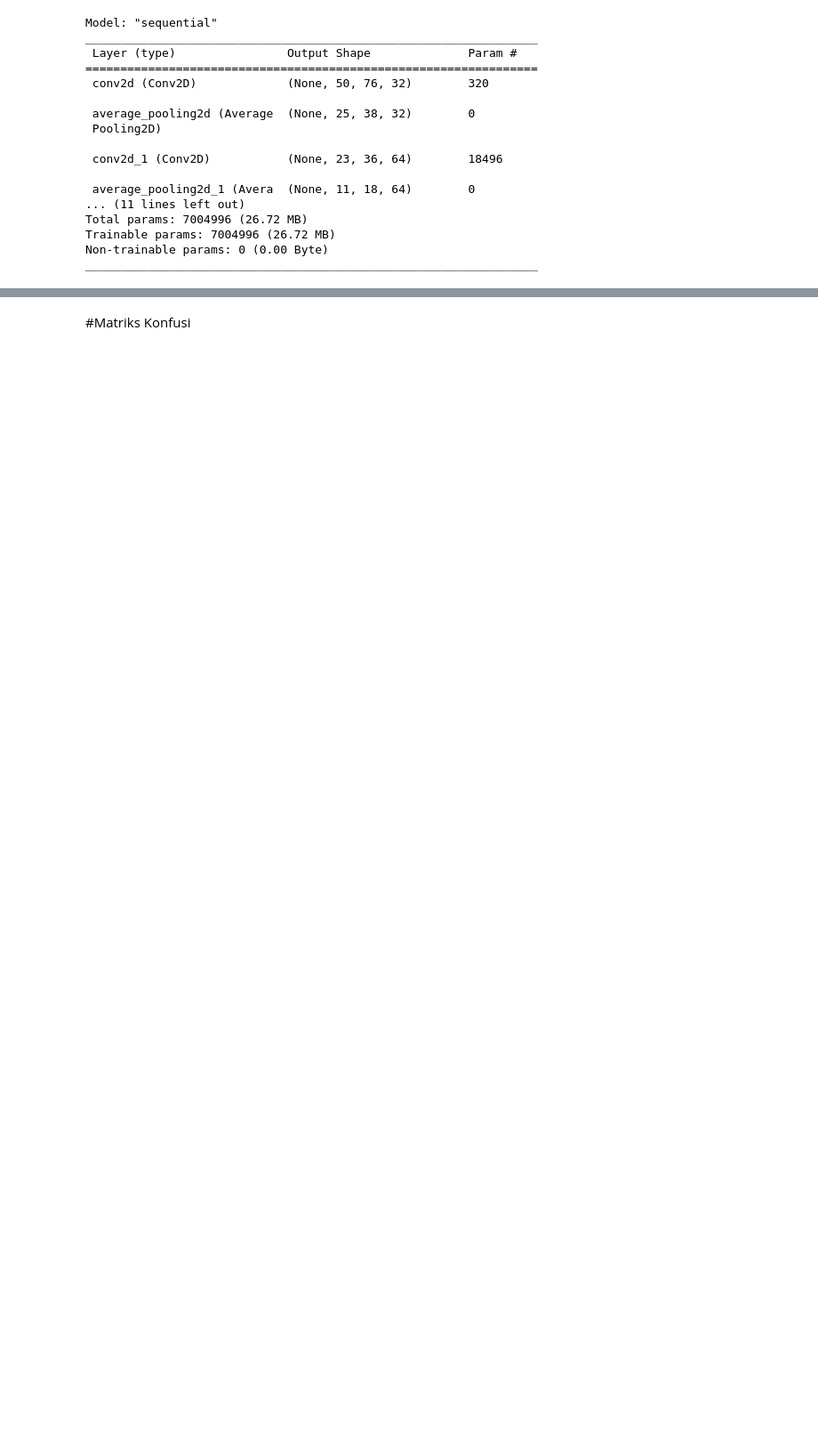
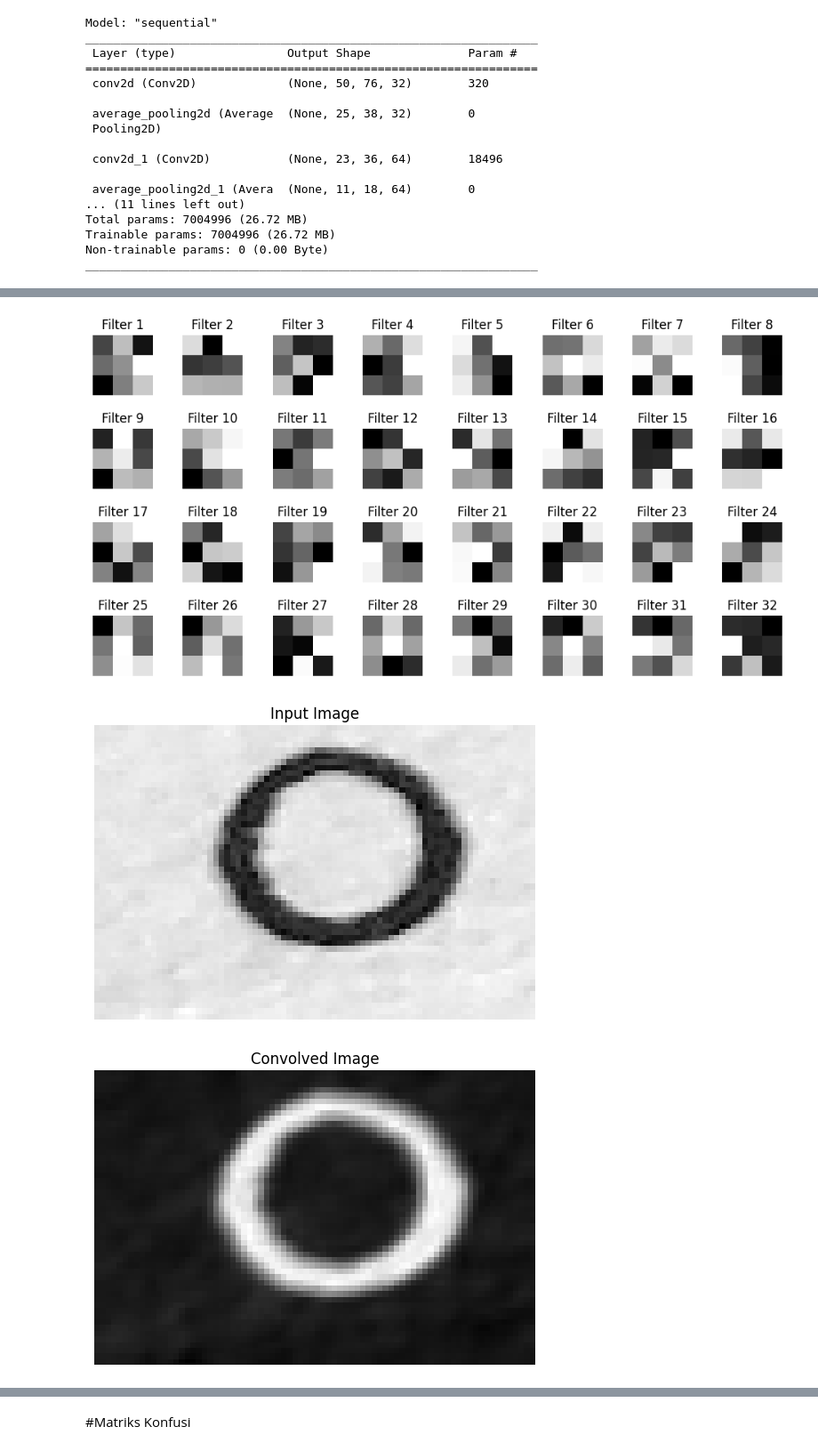
Before and after one commit to novtryrezki/Terbaru, a Jupyter notebook: 2CNN_bs_64_ep_20.ipynb, the cells around one changed output, grey strips where cells are left out. Shown: that part at 89% size. Cells and saved outputs as stored; diff of their text form; code cells hidden in the pictures; blank space fills up the shorter version.

```diff
--- a/2CNN_bs_64_ep_20.ipynb
+++ b/2CNN_bs_64_ep_20.ipynb
@@ -240,0 +285,14 @@ Bias Vector:
+# %%
+from google.colab import files
+
+uploaded = files.upload()
+# Baca gambar yang diunggah
+for fn in uploaded.keys():
+    # Baca gambar menggunakan OpenCV
+    img = cv2.imread(fn, cv2.IMREAD_GRAYSCALE)  # Ubah ke skala keabuan (grayscale) jika perlu
+    # Lakukan pra-pemrosesan, seperti resize gambar ke ukuran yang sesuai dengan model Anda
+    img_resized = cv2.resize(img, (78, 52))  # Sesuaikan ukuran dengan kebutuhan model Anda
+
+# Ubah gambar menjadi array numpy dan lakukan normalisasi jika diperlukan
+X_test_sample = np.array(img_resized).reshape(1, -1)
+X_test_sample = X_test_sample / 255.0  # Normalisasi
@@ -240,0 +302,37 @@ Bias Vector:
+# %%
+import matplotlib.pyplot as plt
+
+# Ambil bobot dari layer Conv2D pertama
+conv_weights = model2c.layers[0].get_weights()[0]
+
+# Tampilkan filter
+fig, axs = plt.subplots(4, 8, figsize=(12, 6))
+fig.subplots_adjust(hspace=0.5, wspace=0.5)
+for i in range(4):
+    for j in range(8):
+        axs[i, j].imshow(conv_weights[:, :, 0, i*8 + j], cmap='gray')
+        axs[i, j].axis('off')
+        axs[i, j].set_title(f'Filter {i*8 + j + 1}')
+plt.show()
+
+# Ambil matriks input gambar
+input_image = X_test_sample.reshape(52, 78)
+
+# Tampilkan matriks input gambar
+plt.imshow(input_image, cmap='gray')
+plt.title('Input Image')
+plt.axis('off')
+plt.show()
+
+# Hitung hasil operasi konvolusi untuk matriks input gambar
+convolved_image = cv2.filter2D(input_image, -1, conv_weights[:, :, 0, 0])
+
+# Tampilkan hasil operasi konvolusi
+plt.imshow(convolved_image, cmap='gray')
+plt.title('Convolved Image')
+plt.axis('off')
+plt.show()
+# %% [output]
+[figure, added]
+[figure, added]
+[figure, added]
```
Also changed, not shown: parts of 37 cells of this notebook.
